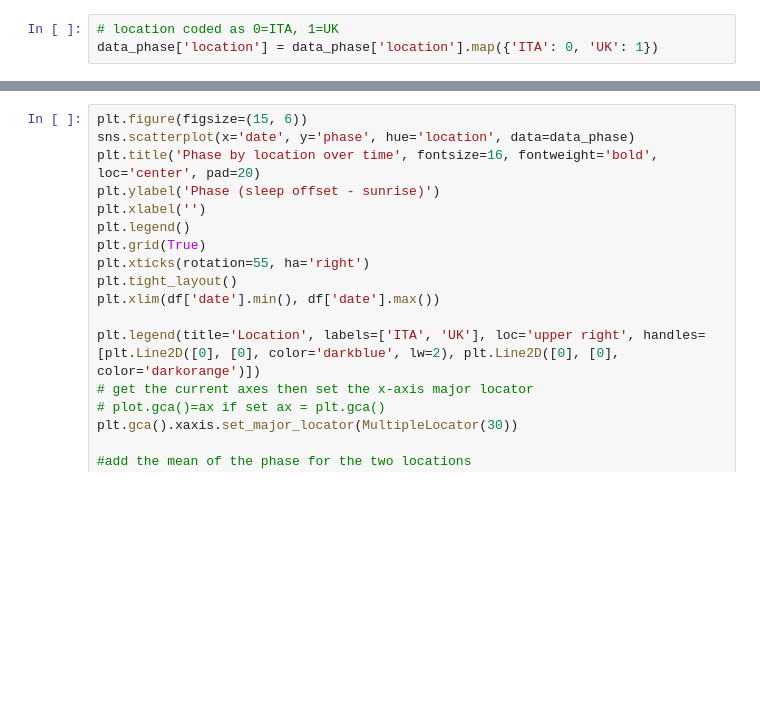
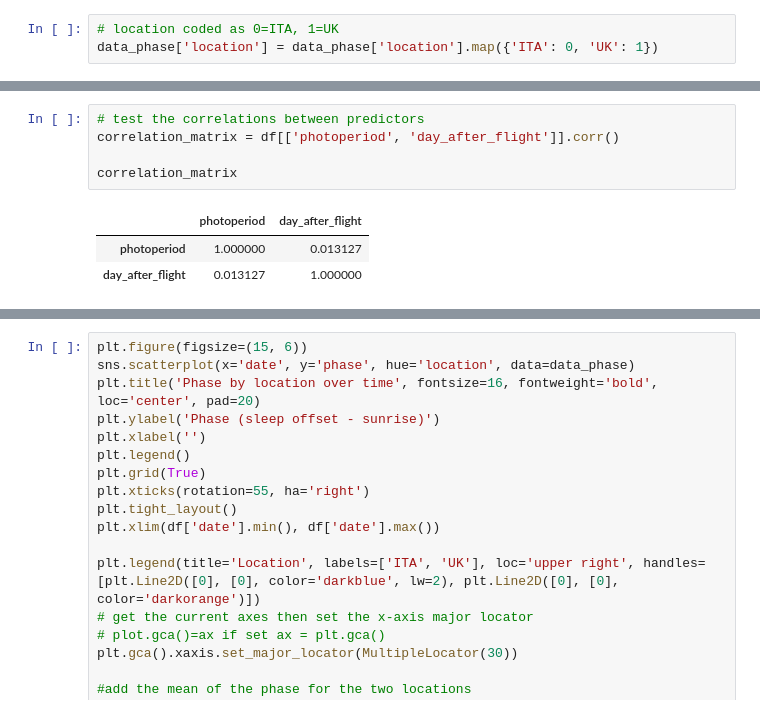
Before and after one commit to Gianluca-cnd/Case_report_uk_VS_ita, a Jupyter notebook: jetlag_UTC.ipynb, the cells around one changed output, grey strips where cells are left out. Drawn from its saved outputs; the diff is of its cells as text; blank space fills up the shorter version.

```diff
--- a/jetlag_UTC.ipynb
+++ b/jetlag_UTC.ipynb
@@ -985,0 +1033,9 @@ Generalized Linear Model Regression Results
+# %%
+# test the correlations between predictors
+correlation_matrix = df[['photoperiod', 'day_after_flight']].corr()
+
+correlation_matrix
+# %% [output]
+|  | photoperiod | day_after_flight |
+| photoperiod | 1.000000 | 0.013127 |
+| day_after_flight | 0.013127 | 1.000000 |
```
Also changed, not shown: parts of 29 cells of this notebook, 2 other files.
